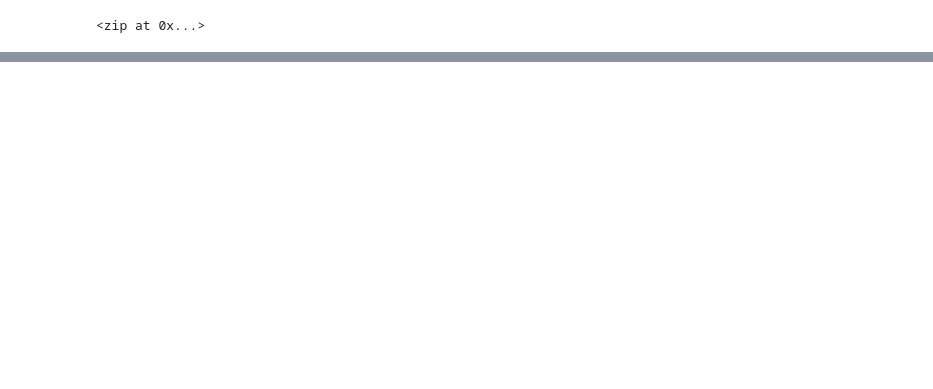
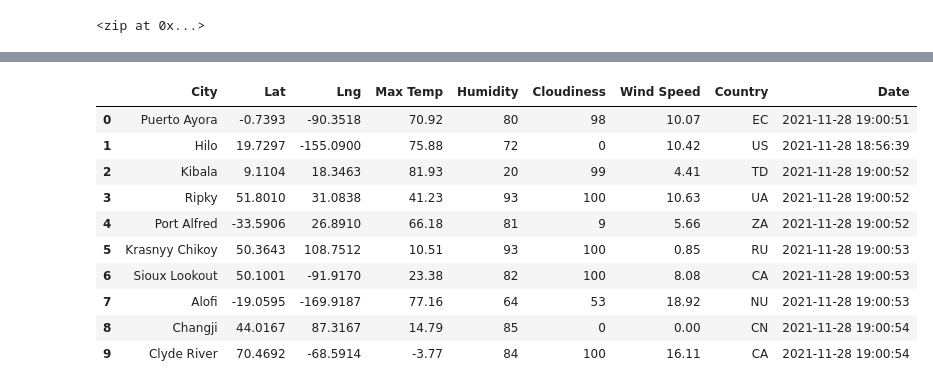
Before and after one commit to kylejohnsonks/World_Weather_Analysis, a Jupyter notebook: WeatherPy.ipynb, the cells around one changed output, grey strips where cells are left out. Drawn from its saved outputs; the diff is of its cells as text; code cells hidden in the pictures; blank space fills up the shorter version.

```diff
--- a/WeatherPy.ipynb
+++ b/WeatherPy.ipynb
@@ -33,0 +44,14 @@ len(cities)
+# %%
+#starting URL for Weather Map API Call
+url = "http://api.openweathermap.org/data/2.5/weather?units=Imperial&APPID=" + weather_api_key
+# %%
+#create empty list for weather data
+city_data=[]
+
+#Print beginning of logging
+print("Beginning Data Retrieval.    ")
+print("-----------------------------")
+
+#create counters
+record_count=1
+set_count=1
@@ -33,0 +131,16 @@ len(cities)
+# %%
+#convert array into df
+city_data_df=pd.DataFrame(city_data)
+city_data_df.head(10)
+# %% [output]
+|  | City | Lat | Lng | Max Temp | Humidity | Cloudiness | Wind Speed | Country | Date |
+| 0 | Puerto Ayora | -0.7393 | -90.3518 | 70.92 | 80 | 98 | 10.07 | EC | 2021-11-28 19:00:51 |
+| 1 | Hilo | 19.7297 | -155.0900 | 75.88 | 72 | 0 | 10.42 | US | 2021-11-28 18:56:39 |
+| 2 | Kibala | 9.1104 | 18.3463 | 81.93 | 20 | 99 | 4.41 | TD | 2021-11-28 19:00:52 |
+| 3 | Ripky | 51.8010 | 31.0838 | 41.23 | 93 | 100 | 10.63 | UA | 2021-11-28 19:00:52 |
+| 4 | Port Alfred | -33.5906 | 26.8910 | 66.18 | 81 | 9 | 5.66 | ZA | 2021-11-28 19:00:52 |
+| 5 | Krasnyy Chikoy | 50.3643 | 108.7512 | 10.51 | 93 | 100 | 0.85 | RU | 2021-11-28 19:00:53 |
+| 6 | Sioux Lookout | 50.1001 | -91.9170 | 23.38 | 82 | 100 | 8.08 | CA | 2021-11-28 19:00:53 |
+| 7 | Alofi | -19.0595 | -169.9187 | 77.16 | 64 | 53 | 18.92 | NU | 2021-11-28 19:00:53 |
+| 8 | Changji | 44.0167 | 87.3167 | 14.79 | 85 | 0 | 0.00 | CN | 2021-11-28 19:00:54 |
+| 9 | Clyde River | 70.4692 | -68.5914 | -3.77 | 84 | 100 | 16.11 | CA | 2021-11-28 19:00:54 |
```
Also changed, not shown: parts of 6 cells of this notebook, 2 other files.
